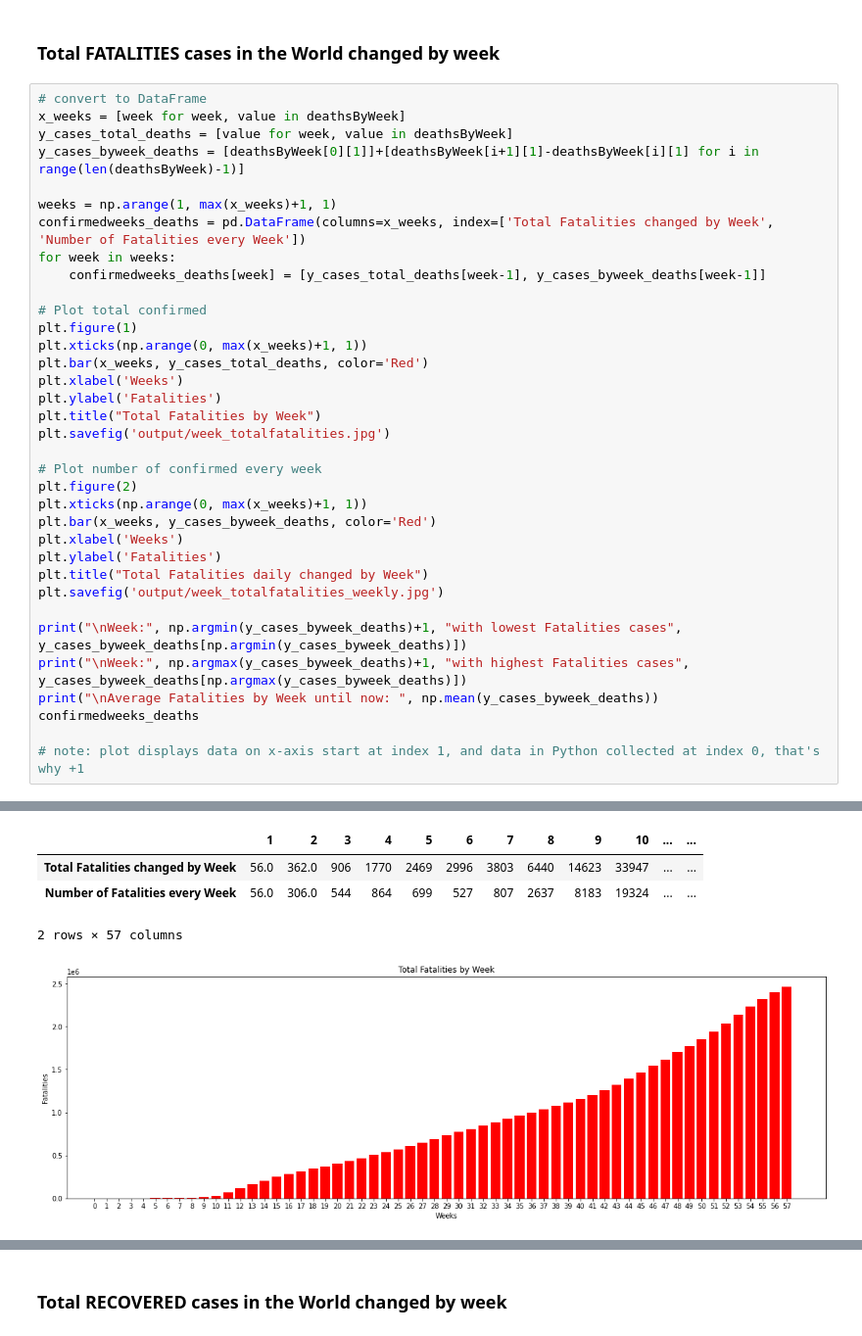
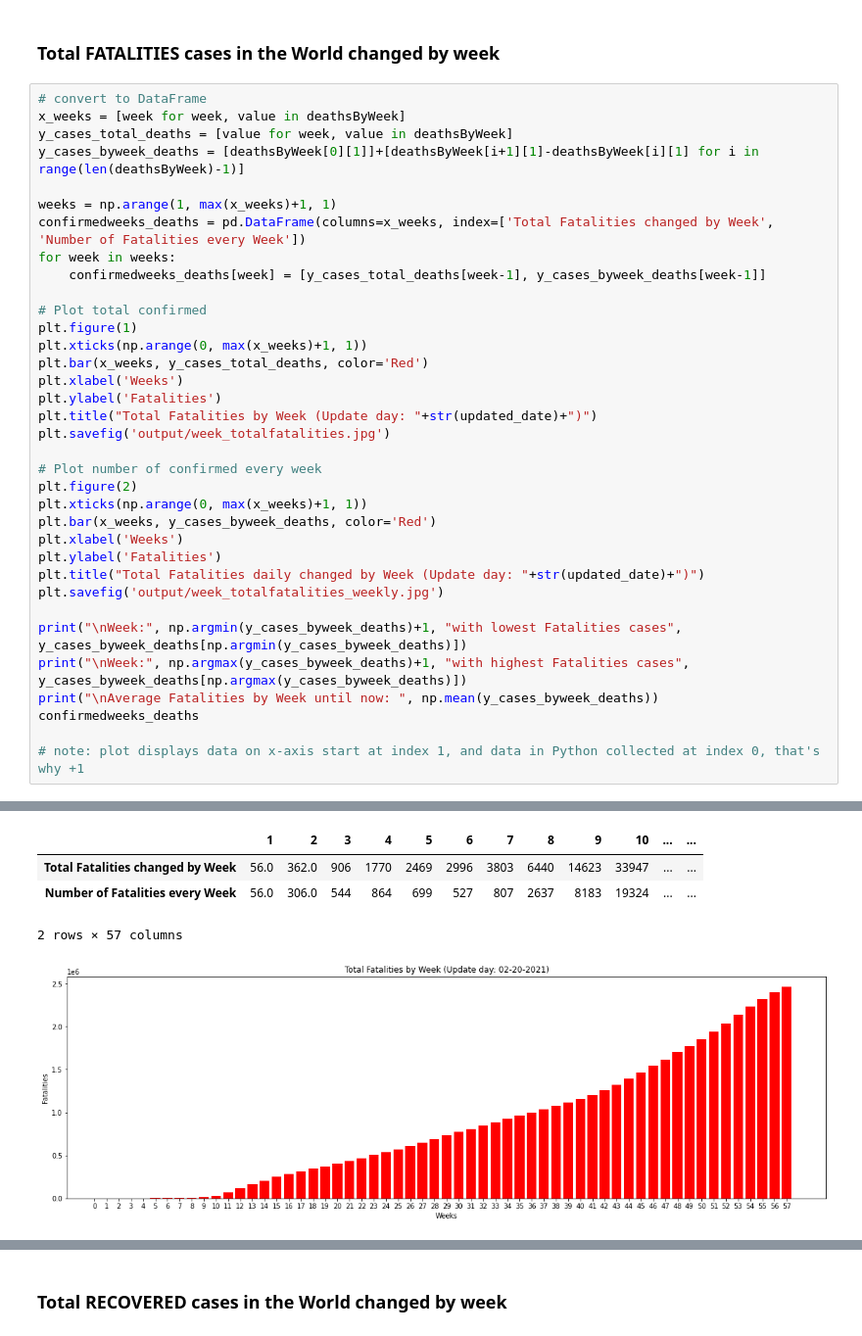
Before and after one commit to lphan/ML-Practices, a Jupyter notebook: 18_Covid-19/18_Covid-19_byWeek.ipynb, the cells around one changed output, grey strips where cells are left out. Shown at 98% size. Cells and saved outputs as stored; diff of their text form.

```diff
--- a/18_Covid-19/18_Covid-19_byWeek.ipynb
+++ b/18_Covid-19/18_Covid-19_byWeek.ipynb
@@ -92,33 +92,33 @@ plt.figure(1)
 plt.xticks(np.arange(0, max(x_weeks)+1, 1))
 plt.bar(x_weeks, y_cases_total_deaths, color='Red')
 plt.xlabel('Weeks')
 plt.ylabel('Fatalities')
-plt.title("Total Fatalities by Week")
+plt.title("Total Fatalities by Week (Update day: "+str(updated_date)+")")
 plt.savefig('output/week_totalfatalities.jpg')
 
 # Plot number of confirmed every week
 plt.figure(2)
 plt.xticks(np.arange(0, max(x_weeks)+1, 1))
 plt.bar(x_weeks, y_cases_byweek_deaths, color='Red')
 plt.xlabel('Weeks')
 plt.ylabel('Fatalities')
-plt.title("Total Fatalities daily changed by Week")
+plt.title("Total Fatalities daily changed by Week (Update day: "+str(updated_date)+")")
 plt.savefig('output/week_totalfatalities_weekly.jpg')
 
 print("\nWeek:", np.argmin(y_cases_byweek_deaths)+1, "with lowest Fatalities cases", y_cases_byweek_deaths[np.argmin(y_cases_byweek_deaths)])
 print("\nWeek:", np.argmax(y_cases_byweek_deaths)+1, "with highest Fatalities cases", y_cases_byweek_deaths[np.argmax(y_cases_byweek_deaths)])
 print("\nAverage Fatalities by Week until now: ", np.mean(y_cases_byweek_deaths))
 confirmedweeks_deaths
 
 # note: plot displays data on x-axis start at index 1, and data in Python collected at index 0, that's why +1
 # %% [output]
 Week: 1 with lowest Fatalities cases 56.0
 
 Week: 53 with highest Fatalities cases 98679
 
 Average Fatalities by Week until now:  43167.26315789474
 |  | 1 | 2 | 3 | 4 | 5 | 6 | 7 | 8 | 9 | 10 | ... | ... |
 | Total Fatalities changed by Week | 56.0 | 362.0 | 906 | 1770 | 2469 | 2996 | 3803 | 6440 | 14623 | 33947 | ... | ... |
 | Number of Fatalities every Week | 56.0 | 306.0 | 544 | 864 | 699 | 527 | 807 | 2637 | 8183 | 19324 | ... | ... |
 2 rows × 57 columns
-[figure, old version]
+[figure, new version]
```
Also changed, not shown: parts of 3 cells of this notebook, 7 other files.
